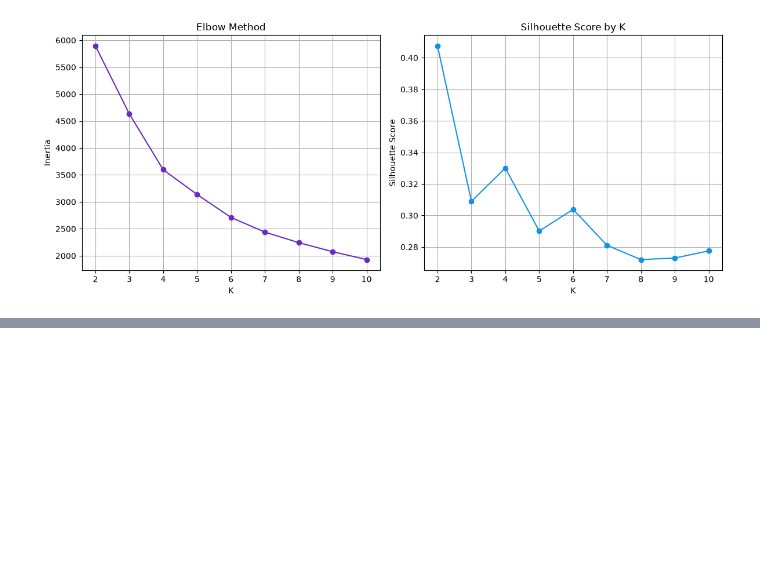
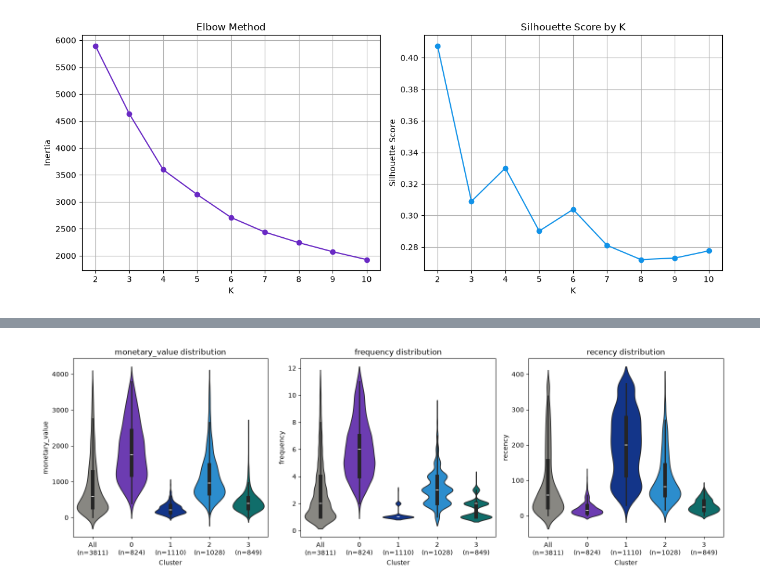
Before and after one commit to Avneesh-b7/product_analytics, a Jupyter notebook: k-means clustering/kmeans_clustering.ipynb, the cells around one changed output, grey strips where cells are left out. Saved outputs shown, nothing was run; the diff lists cells and outputs as text; code cells hidden in the pictures; blank space fills up the shorter version.

```diff
--- a/k-means clustering/kmeans_clustering.ipynb
+++ b/k-means clustering/kmeans_clustering.ipynb
@@ -827,0 +931,34 @@ plt.show()
+# %%
+cluster_colors = ['#6929c4', '#002d9c', '#1192e8', '#007d79']
+benchmark_color = '#898781'
+
+plot_df = customer_df.copy()
+plot_df['cluster_group'] = plot_df['cluster'].astype(str)
+
+all_df = customer_df.copy()
+all_df['cluster_group'] = 'All'
+
+combined_df = pd.concat([plot_df, all_df], ignore_index=True)
+
+order = ['All', '0', '1', '2', '3']
+palette = [benchmark_color] + cluster_colors
+
+# counts per group, to build labels like "0\n(n=1234)"
+counts = combined_df['cluster_group'].value_counts()
+tick_labels = [f'{grp}\n(n={counts[grp]})' for grp in order]
+
+fig, axes = plt.subplots(1, 3, figsize=(15, 5))
+
+for i, col in enumerate(['monetary_value', 'frequency', 'recency']):
+    sns.violinplot(x='cluster_group', y=col, data=combined_df, ax=axes[i], order=order, palette=palette)
+    axes[i].set_title(f'{col} distribution')
+    axes[i].set_xlabel('Cluster')
+    axes[i].set_ylabel(col)
+    axes[i].set_xticklabels(tick_labels)
+
+plt.tight_layout()
+plt.show()
+
+plt.show()
+# %% [output]
+[figure, added]
```
Also changed, not shown: parts of 8 cells of this notebook.
